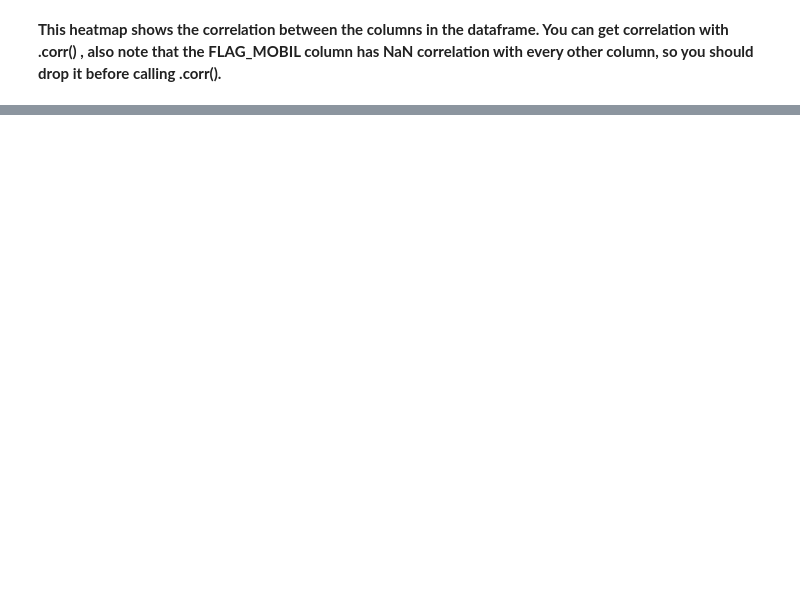
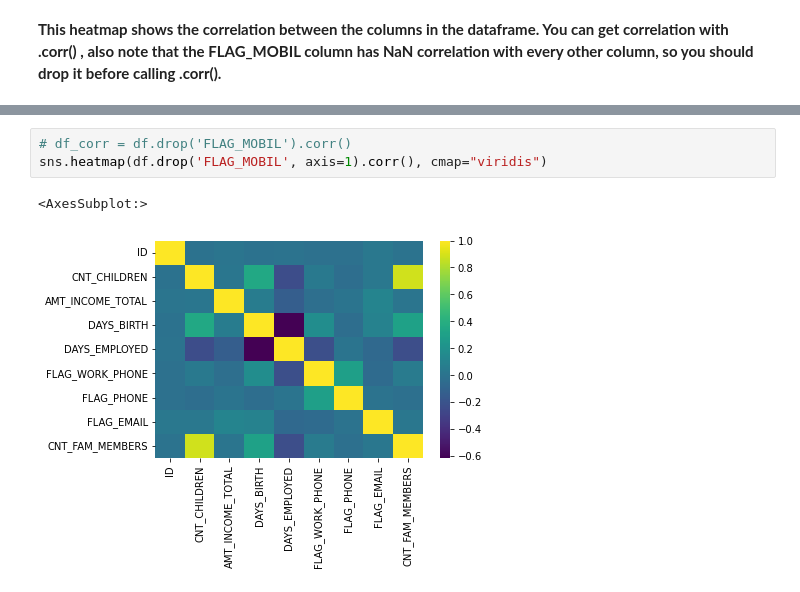
Before and after one commit to Denisse-AB/machine-learning, a Jupyter notebook: Seaborn-Exercise.ipynb, the cells around one changed output, grey strips where cells are left out. Saved outputs shown, nothing was run; the diff lists cells and outputs as text; blank space fills up the shorter version.

```diff
--- a/Seaborn-Exercise.ipynb
+++ b/Seaborn-Exercise.ipynb
@@ -225,0 +244,6 @@ sns.histplot(data=new_table,x='AGE_IN_YEARS', bins=48, color='#ff9999');
+# %%
+# df_corr = df.drop('FLAG_MOBIL').corr()
+sns.heatmap(df.drop('FLAG_MOBIL', axis=1).corr(), cmap="viridis")
+# %% [output]
+<AxesSubplot:>
+[figure, added]
```
Also changed, not shown: parts of 5 cells of this notebook.
